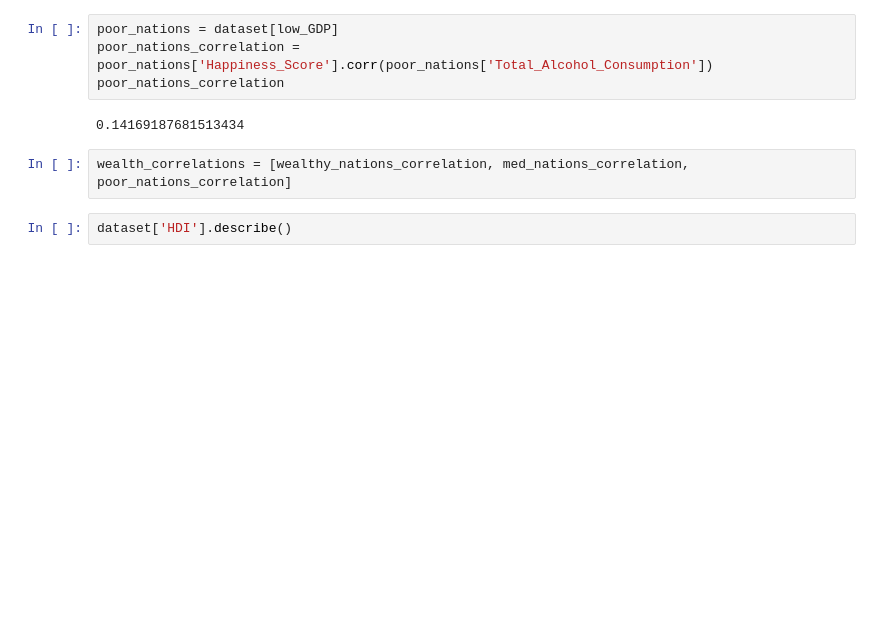
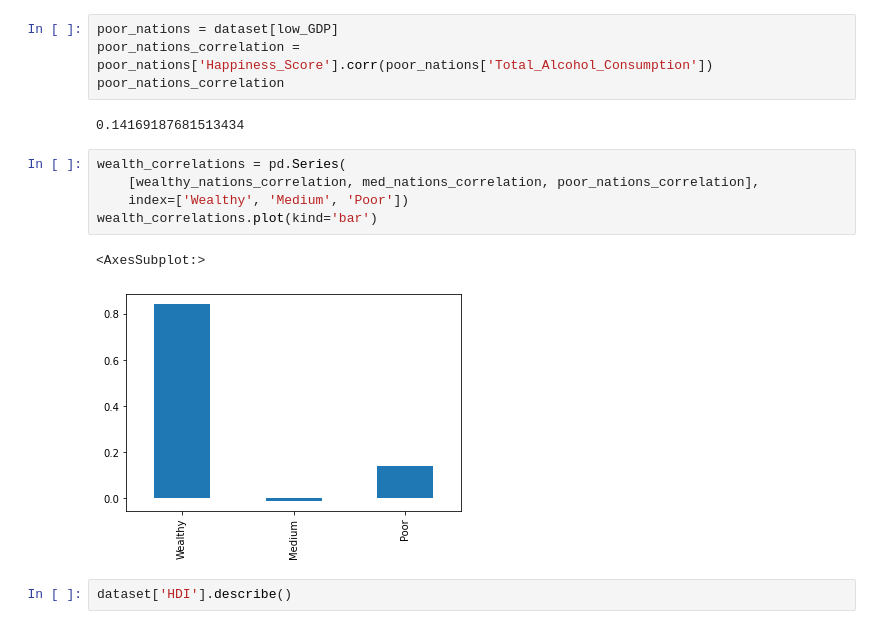
Before and after one commit to jaharbaugh/exploring-happiness-and-alcohol, a Jupyter notebook: alcohol-happiness.ipynb, the cells around one changed output. Saved outputs shown, nothing was run; the diff lists cells and outputs as text; blank space fills up the shorter version.

Commit message:
Add visualization for regional correlations

```diff
--- a/alcohol-happiness.ipynb
+++ b/alcohol-happiness.ipynb
@@ -248,8 +248,14 @@ poor_nations_correlation = poor_nations['Happiness_Score'].corr(poor_nations['To
 poor_nations_correlation
 # %% [output]
 0.14169187681513434
-# %%
-wealth_correlations = [wealthy_nations_correlation, med_nations_correlation, poor_nations_correlation]
+# %%
+wealth_correlations = pd.Series(
+    [wealthy_nations_correlation, med_nations_correlation, poor_nations_correlation],
+    index=['Wealthy', 'Medium', 'Poor'])
+wealth_correlations.plot(kind='bar')
+# %% [output]
+<AxesSubplot:>
+[figure, added]
 # %%
 dataset['HDI'].describe()
 # %% [output]
```
Also changed, not shown: parts of 26 cells of this notebook.
